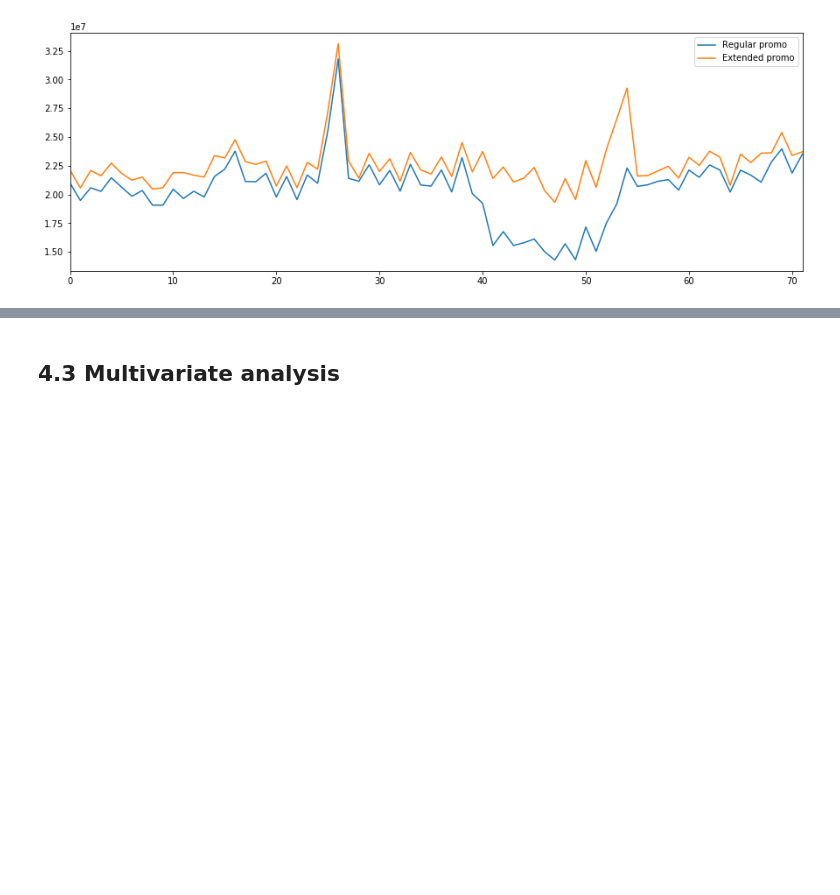
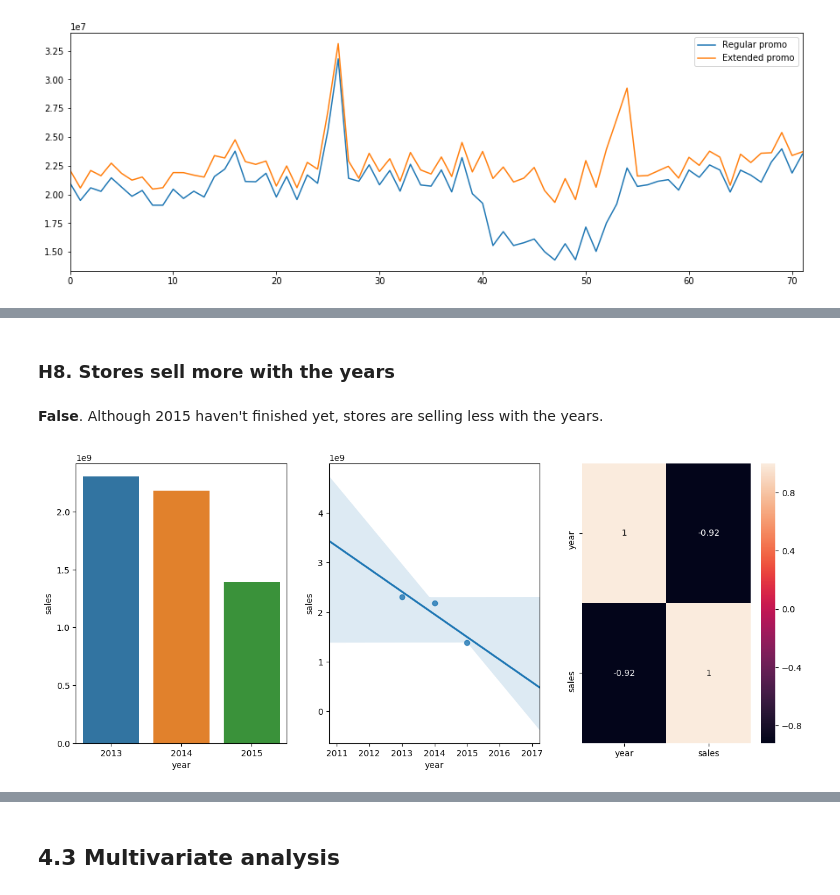
Before and after one commit to mmuriloj/Rossmann-Store-Sales, a Jupyter notebook: m04_v01_salesPrediction.ipynb, the cells around one changed output, grey strips where cells are left out. Saved outputs shown, nothing was run; the diff lists cells and outputs as text; code cells hidden in the pictures; blank space fills up the shorter version.

```diff
--- a/m04_v01_salesPrediction.ipynb
+++ b/m04_v01_salesPrediction.ipynb
@@ -511,0 +528,18 @@ ax.legend(['Regular promo', 'Extended promo'])
+# %% [markdown]
+### H8. Stores sell more with the years
+# %% [markdown]
+**False**. Although 2015 haven't finished yet, stores are selling less with the years.
+# %%
+fig=plt.figure(figsize=(15,6), dpi= 100)
+
+plt.subplot(1,3,1)
+aux1 = df4[['year', 'sales']].groupby('year').sum().reset_index()
+sns.barplot(x='year', y='sales', data=aux1);
+
+plt.subplot(1,3,2)
+sns.regplot(x='year', y='sales', data=aux1);
+
+plt.subplot(1,3,3)
+sns.heatmap(aux1.corr(method='pearson'), annot=True);
+# %% [output]
+[figure, added]
```
Also changed, not shown: parts of 15 cells of this notebook.
